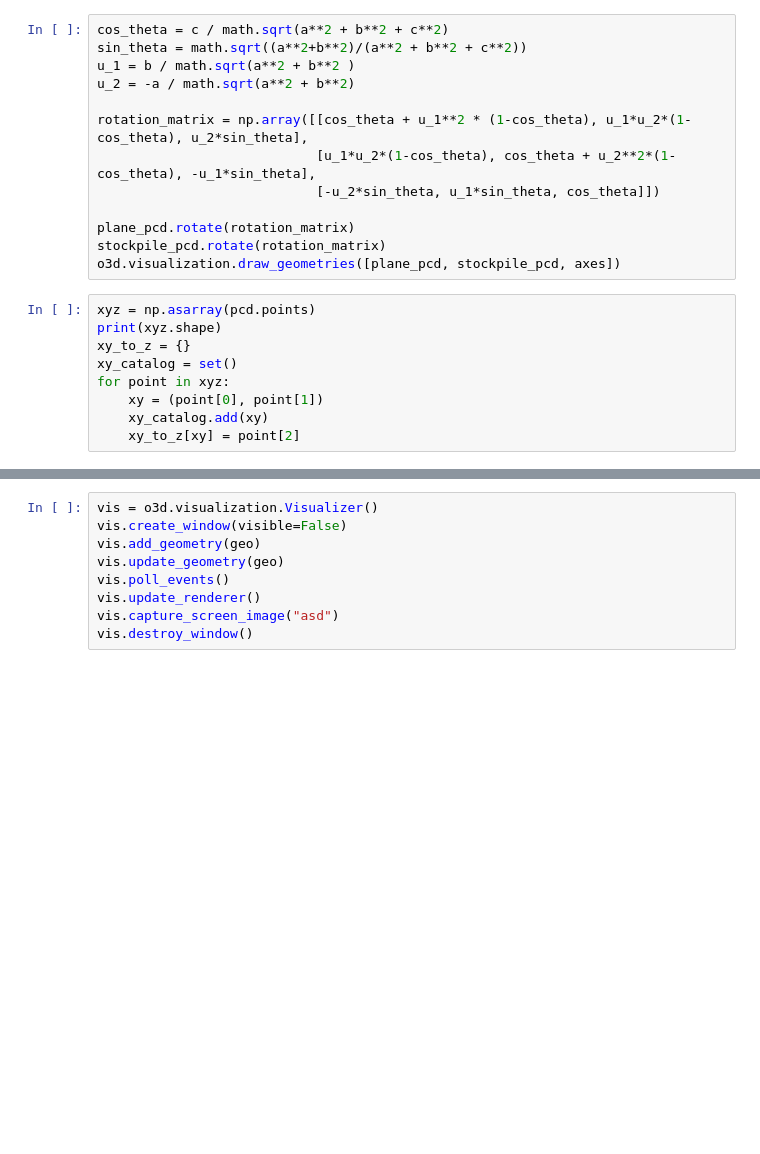
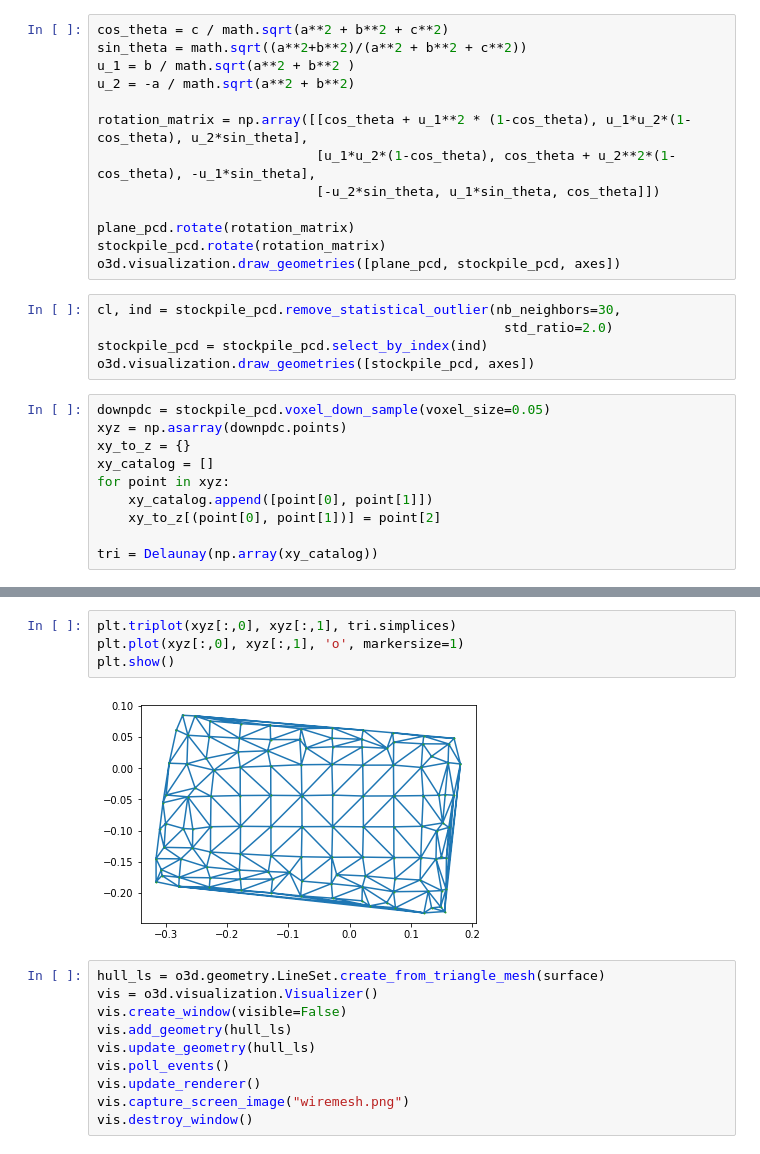
Before and after one commit to JoseLlorensRipolles/stockpile-volume-computation, a Jupyter notebook: src/stockpile_volume.ipynb, the cells around one changed output, grey strips where cells are left out. Saved outputs shown, nothing was run; the diff lists cells and outputs as text; blank space fills up the shorter version.

Commit message:
Volume computation by adding volume under mesh triangles

```diff
--- a/src/stockpile_volume.ipynb
+++ b/src/stockpile_volume.ipynb
@@ -34,12 +36,18 @@ rotation_matrix = np.array([[cos_theta + u_1**2 * (1-cos_theta), u_1*u_2*(1-cos_
 plane_pcd.rotate(rotation_matrix)
 stockpile_pcd.rotate(rotation_matrix)
 o3d.visualization.draw_geometries([plane_pcd, stockpile_pcd, axes])
+# %%
+cl, ind = stockpile_pcd.remove_statistical_outlier(nb_neighbors=30,
+                                                    std_ratio=2.0)
+stockpile_pcd = stockpile_pcd.select_by_index(ind)
+o3d.visualization.draw_geometries([stockpile_pcd, axes])
 # %%
-xyz = np.asarray(pcd.points)
-print(xyz.shape)
+downpdc = stockpile_pcd.voxel_down_sample(voxel_size=0.05)
+xyz = np.asarray(downpdc.points)
 xy_to_z = {}
-xy_catalog = set()
+xy_catalog = []
 for point in xyz:
-    xy = (point[0], point[1])
-    xy_catalog.add(xy)
-    xy_to_z[xy] = point[2]
+    xy_catalog.append([point[0], point[1]])
+    xy_to_z[(point[0], point[1])] = point[2]
+
+tri = Delaunay(np.array(xy_catalog))
@@ -62,9 +86,16 @@ hull.get_volume()
+# %%
+plt.triplot(xyz[:,0], xyz[:,1], tri.simplices)
+plt.plot(xyz[:,0], xyz[:,1], 'o', markersize=1)
+plt.show()
+# %% [output]
+[figure, added]
 # %%
+hull_ls = o3d.geometry.LineSet.create_from_triangle_mesh(surface)
 vis = o3d.visualization.Visualizer()
 vis.create_window(visible=False)
-vis.add_geometry(geo)
-vis.update_geometry(geo)
+vis.add_geometry(hull_ls)
+vis.update_geometry(hull_ls)
 vis.poll_events()
 vis.update_renderer()
-vis.capture_screen_image("asd")
+vis.capture_screen_image("wiremesh.png")
 vis.destroy_window()
```
Also changed, not shown: parts of 11 cells of this notebook, 1 other file.
